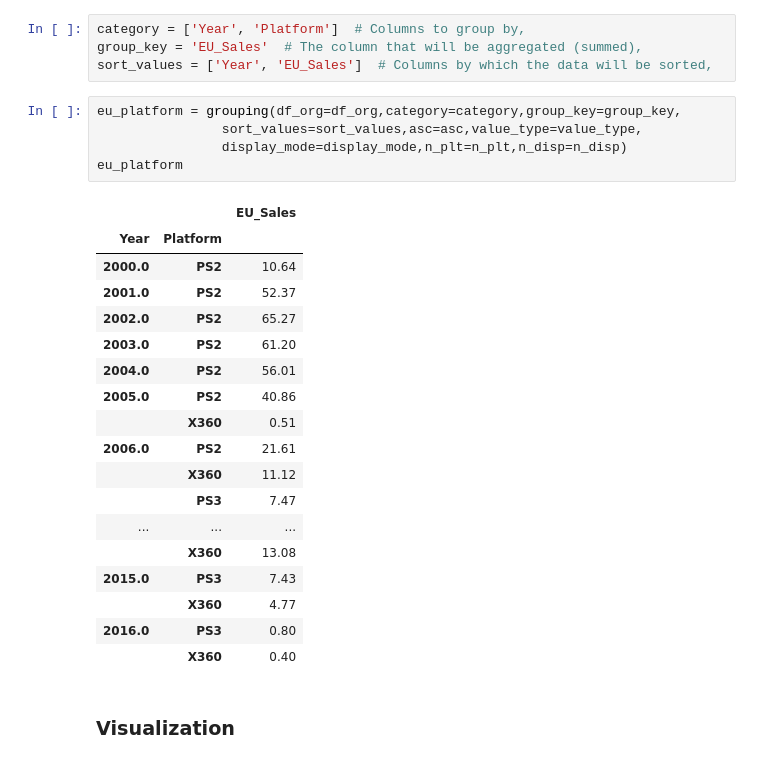
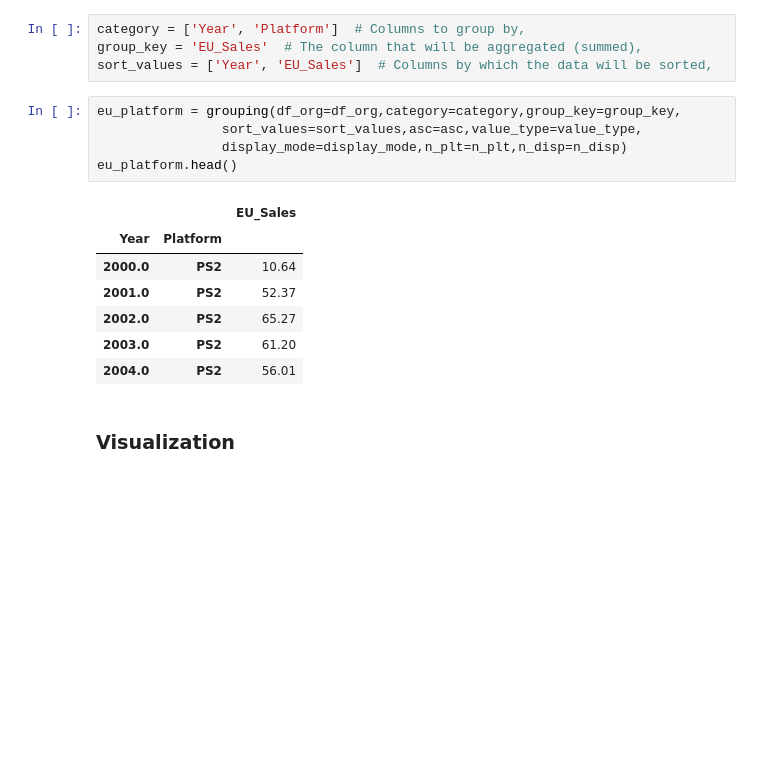
Before and after one commit to shrike03/Games-sales-for-platforms, a Jupyter notebook: Games.ipynb, the cells around one changed output. Drawn from its saved outputs; the diff is of its cells as text; blank space fills up the shorter version.

```diff
--- a/Games.ipynb
+++ b/Games.ipynb
@@ -238,27 +215,16 @@ sort_values = ['Year', 'EU_Sales']  # Columns by which the data will be sorted,
 # %%
 eu_platform = grouping(df_org=df_org,category=category,group_key=group_key,
                 sort_values=sort_values,asc=asc,value_type=value_type,
                 display_mode=display_mode,n_plt=n_plt,n_disp=n_disp)
-eu_platform
+eu_platform.head()
 # %% [output]
 |  |  | EU_Sales |
 | Year | Platform |  |
 | 2000.0 | PS2 | 10.64 |
 | 2001.0 | PS2 | 52.37 |
 | 2002.0 | PS2 | 65.27 |
 | 2003.0 | PS2 | 61.20 |
 | 2004.0 | PS2 | 56.01 |
-| 2005.0 | PS2 | 40.86 |
-|  | X360 | 0.51 |
-| 2006.0 | PS2 | 21.61 |
-|  | X360 | 11.12 |
-|  | PS3 | 7.47 |
-| ... | ... | ... |
-|  | X360 | 13.08 |
-| 2015.0 | PS3 | 7.43 |
-|  | X360 | 4.77 |
-| 2016.0 | PS3 | 0.80 |
-|  | X360 | 0.40 |
 # %% [markdown]
 ### Visualization
 # %%
```
Also changed, not shown: parts of 12 cells of this notebook, 1 other file.
